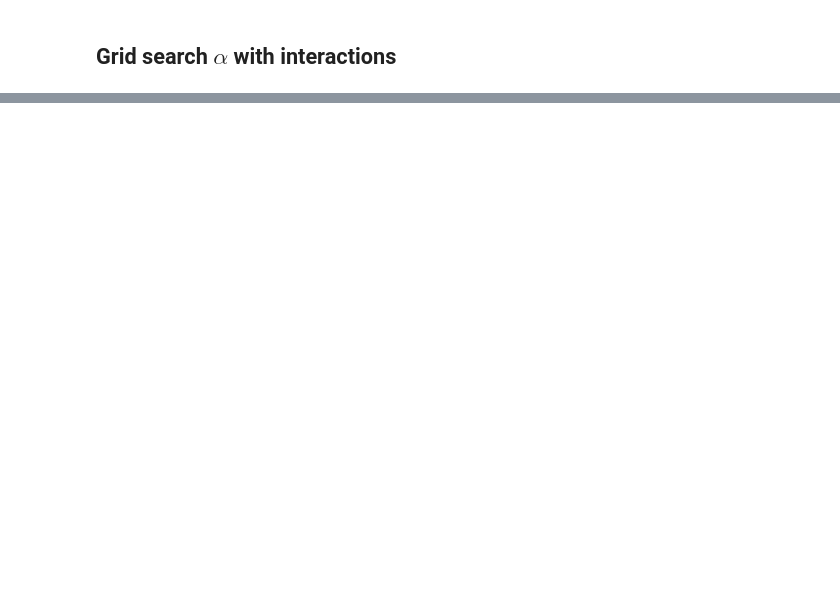
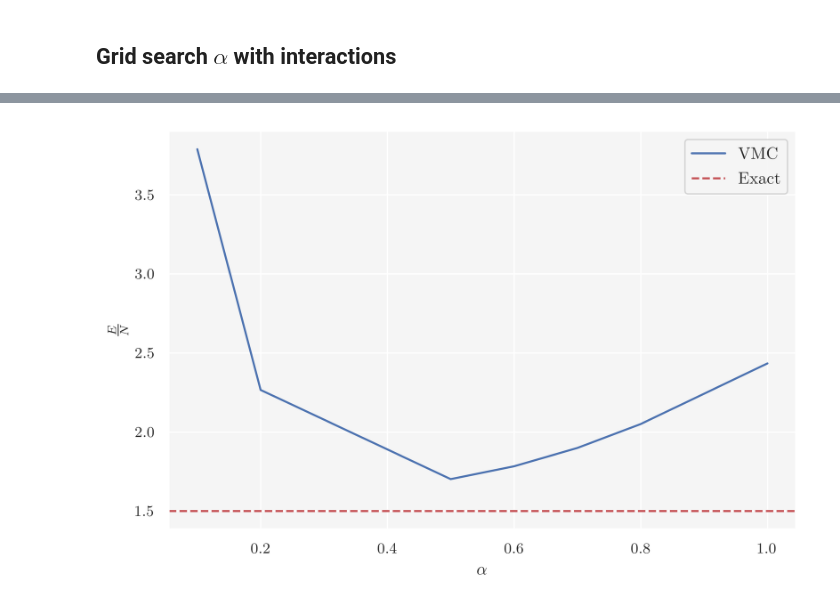
Before and after one commit to nicolossus/FYS4411-Project1, a Jupyter notebook: notebooks/Interactions_analysis.ipynb, the cells around one changed output, grey strips where cells are left out. Saved outputs shown, nothing was run; the diff lists cells and outputs as text; code cells hidden in the pictures; blank space fills up the shorter version.

```diff
--- a/notebooks/Interactions_analysis.ipynb
+++ b/notebooks/Interactions_analysis.ipynb
@@ -191,3 +210,3 @@ print("Sampler elapsed time:", end - start)
 # %%
-df_N50 = pd.concat(results_N50, ignore_index=True)
+df_N50 = pd.concat(results, ignore_index=True)
 df_N50
@@ -194,14 +225,16 @@ df_N50
 # %%
 mod_df_50 = df_N50
 mod_df_50["energy"] = mod_df_50["energy"]/50.0
 fig, ax = plt.subplots(figsize=(6, 4), tight_layout=True, dpi=200)
 sns.lineplot(data=mod_df_50, x="alpha", y="energy", ax=ax, label="VMC")
-ax.axhline(NI_exact_energy/50.0, ls='--', color='r', label='Exact')
+ax.axhline(NI_exact_energy_50/50.0, ls='--', color='r', label='Exact')
 ax.set(xlabel=r'$\alpha$', ylabel=r'$\frac{E}{N}$')
 ax.legend()
 plt.show()
 
 fig.savefig(fig_path("grid_search_analytical_w_interactions_N_50.pdf"), bbox_inches='tight')
+# %% [output]
+[figure, added]
 # %%
 N = 100
 dim = 3
```
Also changed, not shown: parts of 9 cells of this notebook, 14 other files.
